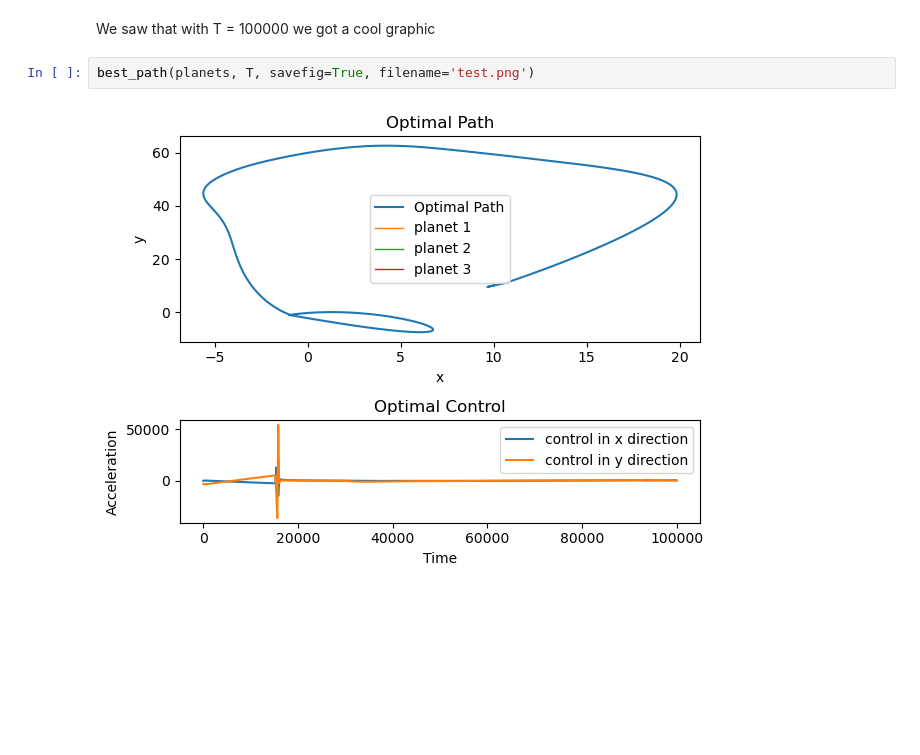
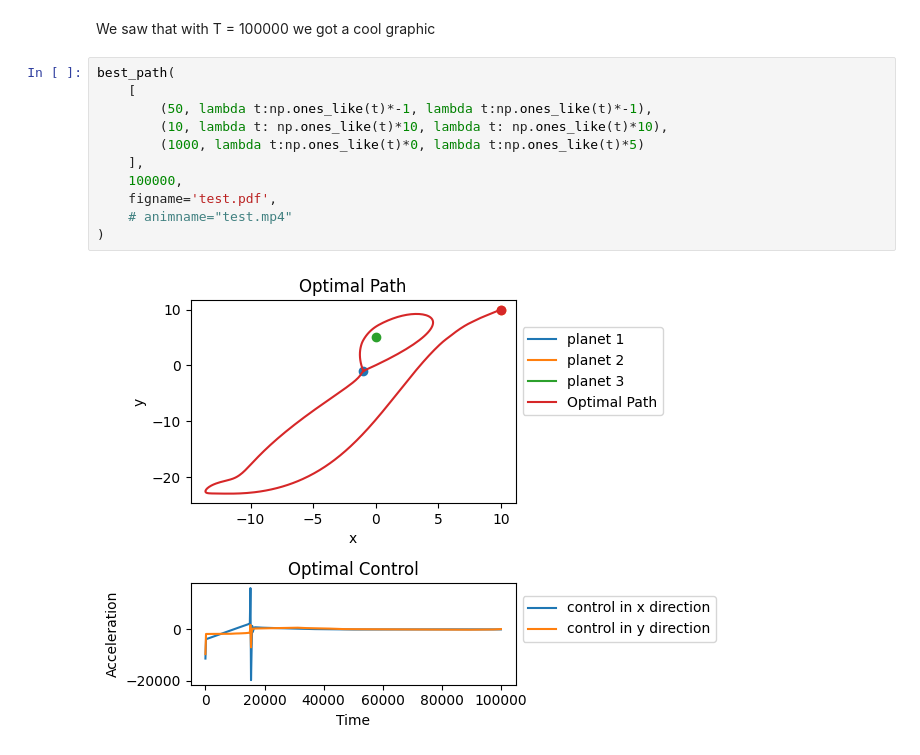
Before and after one commit to CanyonTurtle/cannon-curtis-spencer-tyler-acme, a Jupyter notebook: vol-4/scratch.ipynb, the cells around one changed output. Saved outputs shown, nothing was run; the diff lists cells and outputs as text; blank space fills up the shorter version.

```diff
--- a/vol-4/scratch.ipynb
+++ b/vol-4/scratch.ipynb
@@ -124,9 +169,18 @@ def best_path(planets, T, savefig=False, filename=None):
 # %% [markdown]
 We saw that with T = 100000 we got a cool graphic
-# %%
-best_path(planets, T, savefig=True, filename='test.png')
-# %% [output]
-[figure, removed]
+# %%
+best_path(
+    [
+        (50, lambda t:np.ones_like(t)*-1, lambda t:np.ones_like(t)*-1),
+        (10, lambda t: np.ones_like(t)*10, lambda t: np.ones_like(t)*10),
+        (1000, lambda t:np.ones_like(t)*0, lambda t:np.ones_like(t)*5)
+    ],
+    100000,
+    figname='test.pdf',
+    # animname="test.mp4"
+)
+# %% [output]
+[figure, added]
 # %%
 planet1 = (100, lambda t:3*np.cos(t), lambda t:np.sin(t))
 planet2 = (200, lambda t:2*np.cos(t+np.pi), lambda t:.5*np.sin(t+np.pi))
```
Also changed, not shown: parts of 3 cells of this notebook, 5 other files.
